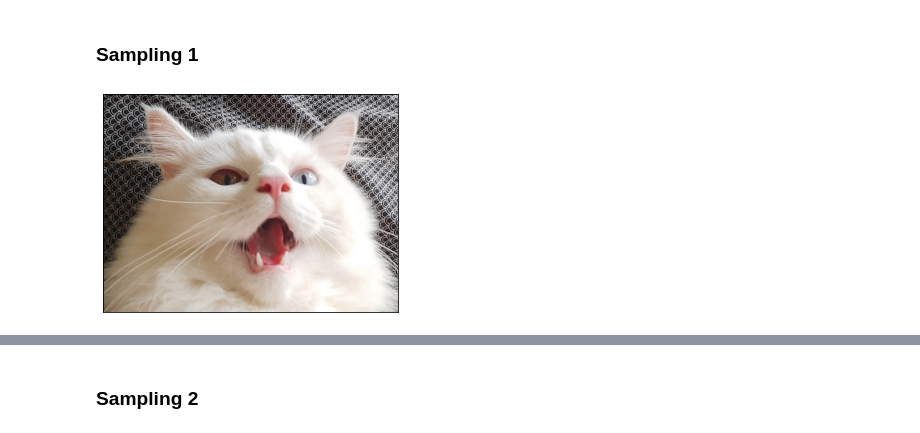
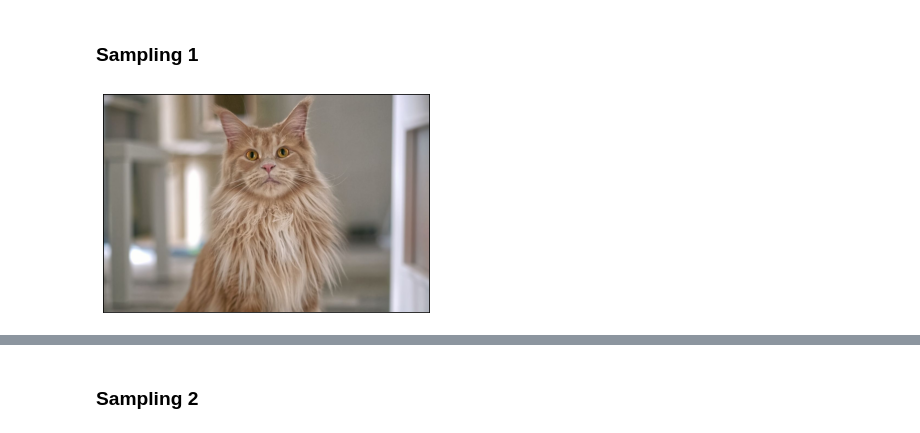
Before and after one commit to skyabi8/DeepLearning-S2, a Jupyter notebook: Cifar 10 Tunning.ipynb, the cells around one changed output, grey strips where cells are left out. Drawn from its saved outputs; the diff is of its cells as text; code cells hidden in the pictures.

```diff
--- a/Cifar 10 Tunning.ipynb
+++ b/Cifar 10 Tunning.ipynb
@@ -370,18 +337,19 @@ plt.show()
 # %%
 import cv2
 
-path_image = "/home/cdsw/Belajar_Najmi/ANN/Final_Ex/MyAretha.jpg"
-image = cv2.imread(path_image, cv2.IMREAD_UNCHANGED)
-
+path_image = "https://asset.kompas.com/crops/t28jNvG07H9he8WELc1CBto210s=/0x713:1920x1993/1200x800/data/photo/2022/07/30/62e4f14e50f4b.jpg"
+resp = urllib.request.urlopen(path_image)
+image = np.asarray(bytearray(resp.read()), dtype="uint8")
+image = cv2.imdecode(image, cv2.IMREAD_UNCHANGED)
 image = cv2.cvtColor(image, cv2.COLOR_BGR2RGB)
 
 plt.imshow(image)
 plt.xticks([])
 plt.yticks([])
 plt.grid(False)
 plt.show()
 # %% [output]
-[figure, old version]
+[figure, new version]
 # %%
 image = cv2.resize(image, (32,32))
 image = (image-mean)/(std+1e-7)
```
Also changed, not shown: parts of 20 cells of this notebook.
